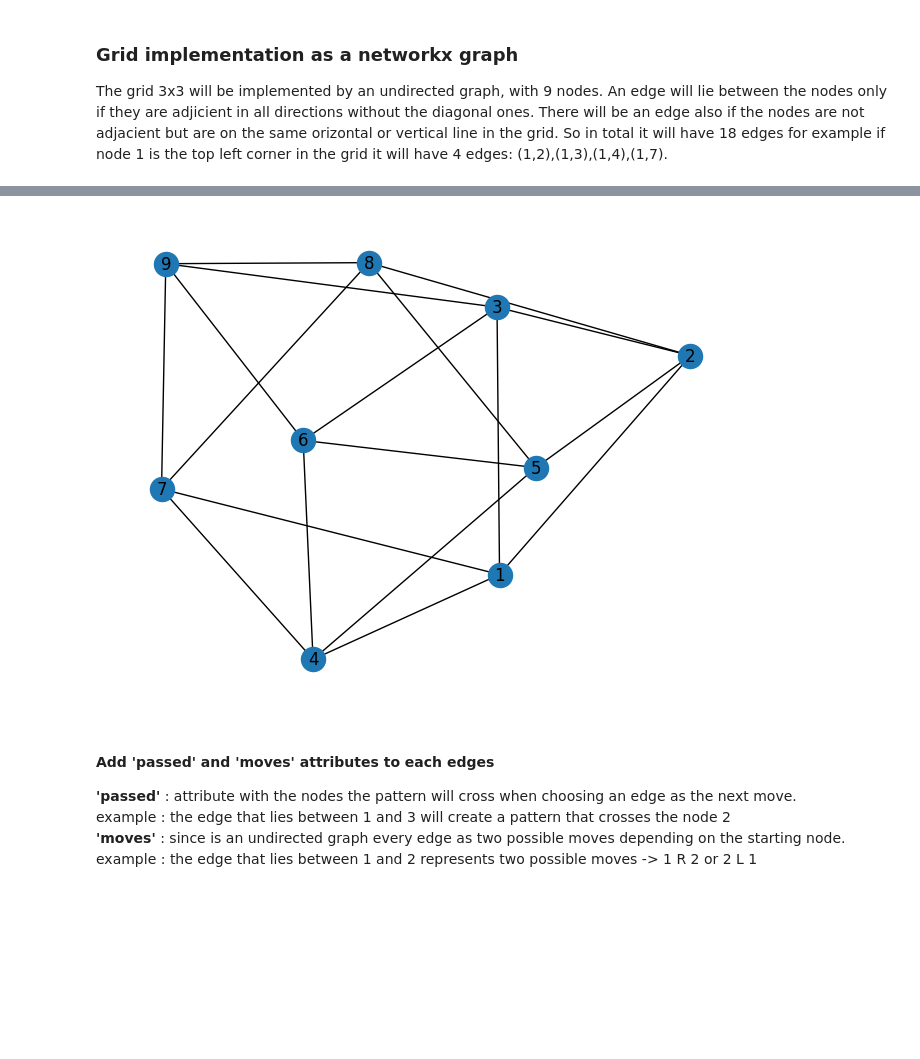
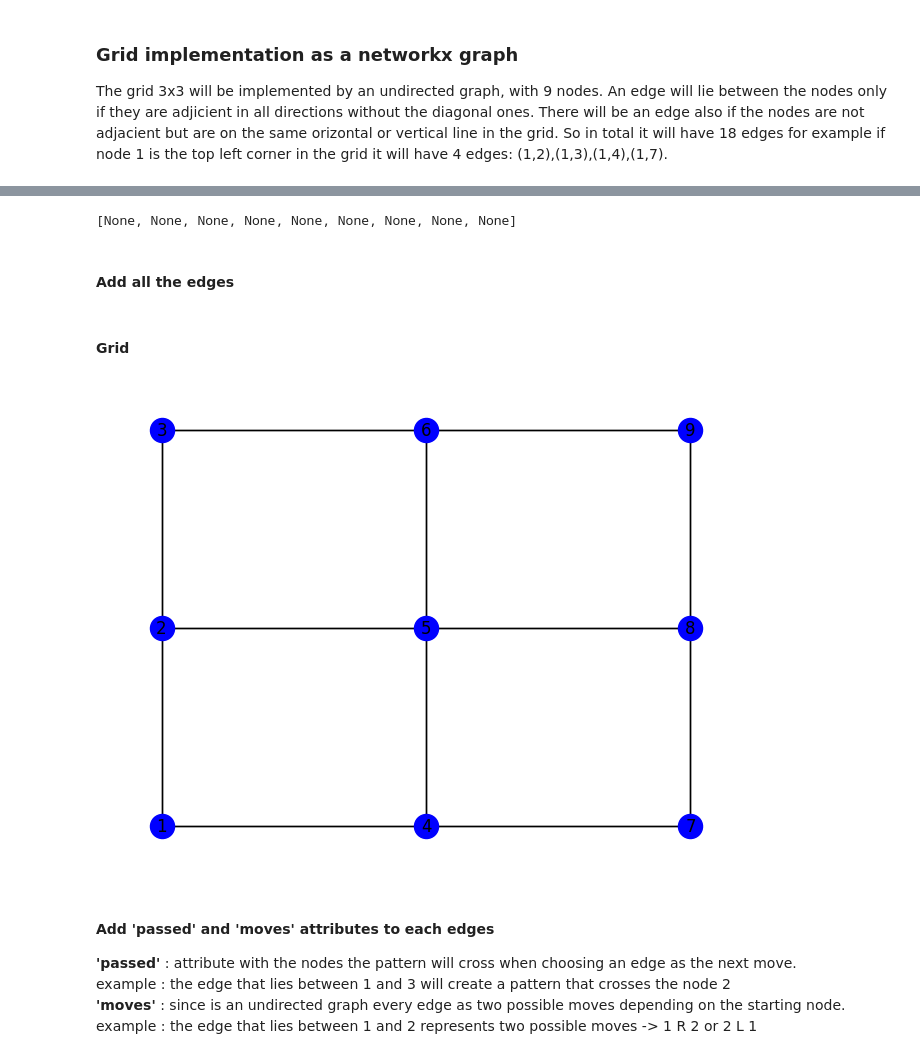
Before and after one commit to marcusreal/ADM_HW5, a Jupyter notebook: hw5.ipynb, the cells around one changed output, grey strips where cells are left out. Saved outputs shown, nothing was run; the diff lists cells and outputs as text; code cells hidden in the pictures; blank space fills up the shorter version.

Commit message:
plot

```diff
--- a/hw5.ipynb
+++ b/hw5.ipynb
@@ -375,28 +373,38 @@ NodeView((1, 2, 3, 4, 5, 6, 7, 8, 9))
+# %%
+
+list(map(lambda node : grid.add_node(node,pos=pos[node]),nodes))
+# %% [output]
+[None, None, None, None, None, None, None, None, None]
+# %% [markdown]
+#### Add all the edges
 # %%
-graph_map.add_edge(1,2)
-graph_map.add_edge(1,3)
-graph_map.add_edge(1,4)
-graph_map.add_edge(2,3)
-graph_map.add_edge(2,5)
-graph_map.add_edge(3,6)
-graph_map.add_edge(4,6)
-graph_map.add_edge(4,5)
-graph_map.add_edge(4,7)
-graph_map.add_edge(5,8)
-graph_map.add_edge(5,6)
-graph_map.add_edge(6,9)
-graph_map.add_edge(7,8)
-graph_map.add_edge(7,9)
-graph_map.add_edge(8,9)
-graph_map.add_edge(1,7)
-graph_map.add_edge(2,8)
-graph_map.add_edge(3,9)
+grid.add_edge(1,2)
+grid.add_edge(1,3)
+grid.add_edge(1,4)
+grid.add_edge(2,3)
+grid.add_edge(2,5)
+grid.add_edge(3,6)
+grid.add_edge(4,6)
+grid.add_edge(4,5)
+grid.add_edge(4,7)
+grid.add_edge(5,8)
+grid.add_edge(5,6)
+grid.add_edge(6,9)
+grid.add_edge(7,8)
+grid.add_edge(7,9)
+grid.add_edge(8,9)
+grid.add_edge(1,7)
+grid.add_edge(2,8)
+grid.add_edge(3,9)
-# %%
-plt.clf()
-nx.draw(graph_map,with_labels = True)
-plt.show()
-# %% [output]
-[figure, removed]
+# %% [markdown]
+#### Grid
+# %%
+
+nx.draw(grid, pos=pos,
+        node_color='blue',
+        with_labels=True)
+# %% [output]
+[figure, added]
 # %% [markdown]
 #### Add 'passed' and 'moves' attributes to each edges
 
```
Also changed, not shown: parts of 10 cells of this notebook.
